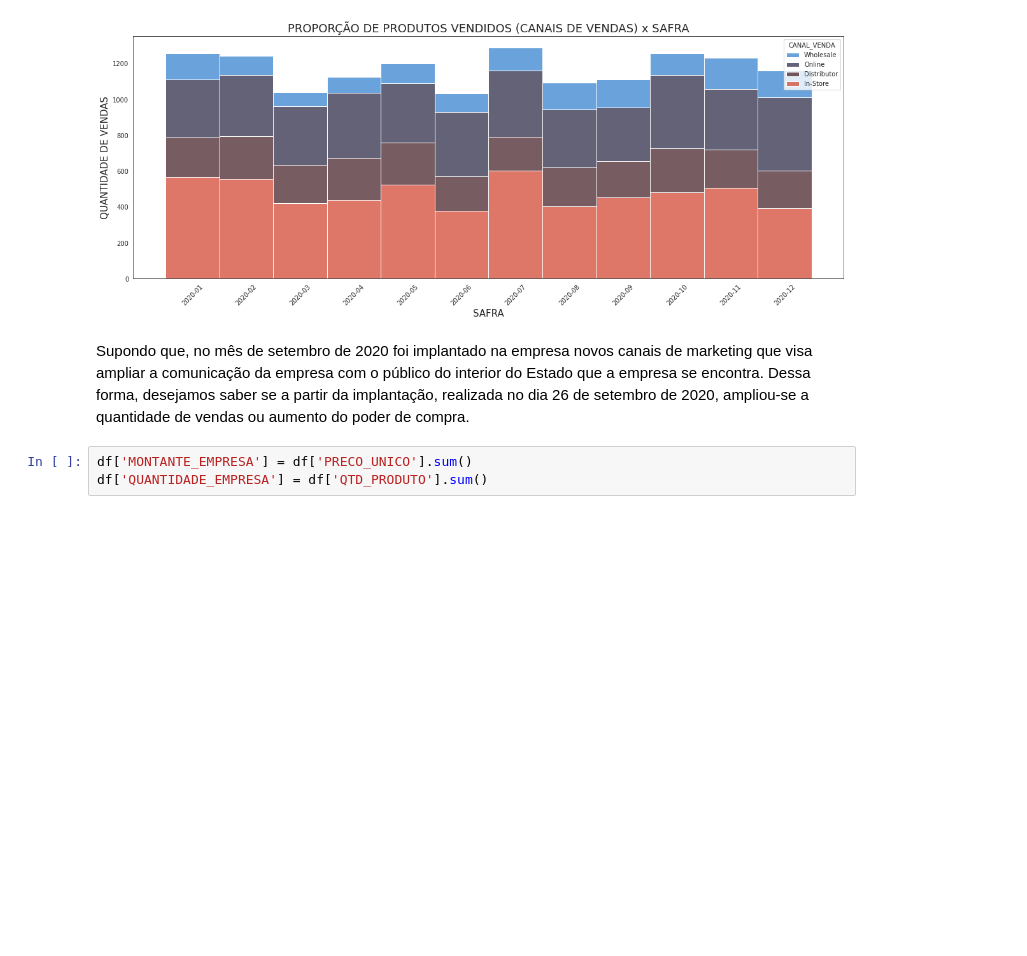
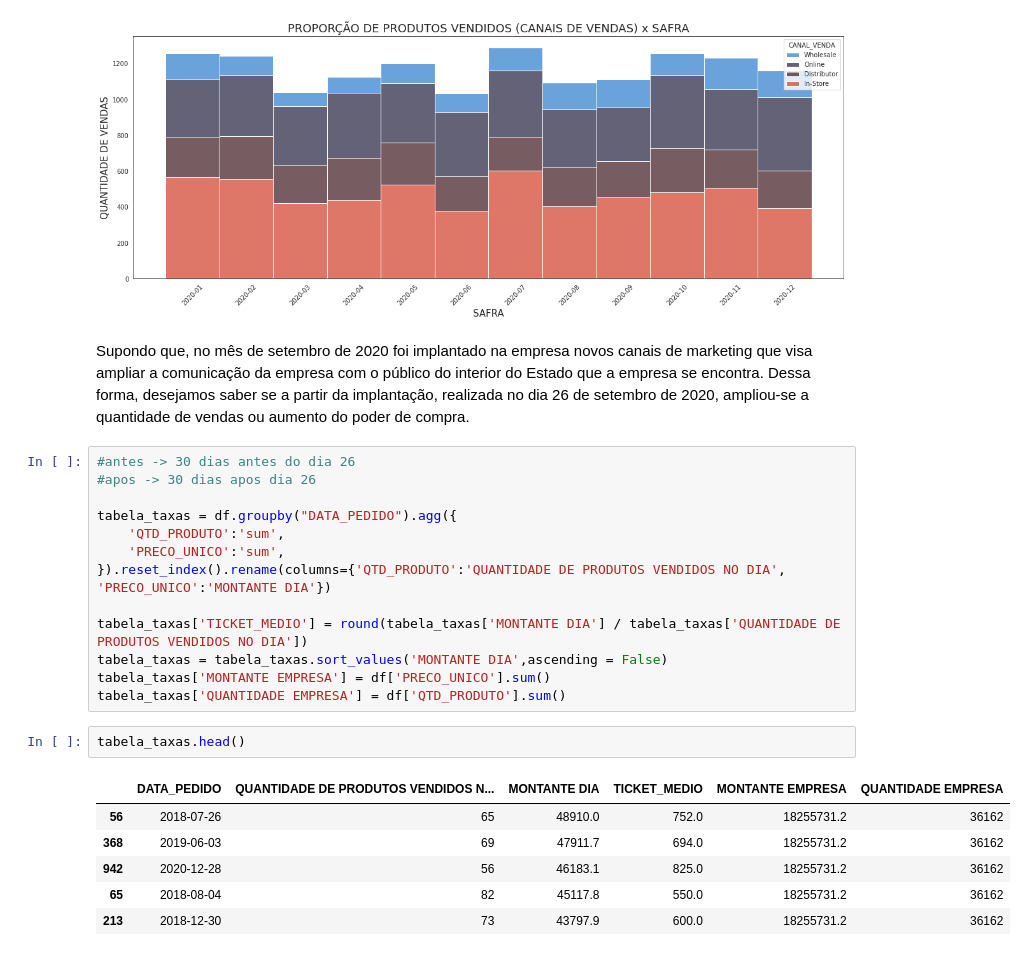
Before and after one commit to wander-asb/Vendas-varejo, a Jupyter notebook: Sales.ipynb, the cells around one changed output. Saved outputs shown, nothing was run; the diff lists cells and outputs as text; blank space fills up the shorter version.

```diff
--- a/Sales.ipynb
+++ b/Sales.ipynb
@@ -184,6 +185,25 @@ plt.show();
 [figure]
 # %% [markdown]
 Supondo que, no mês de setembro de 2020 foi implantado na empresa novos canais de marketing que visa ampliar a comunicação da empresa com o público do interior do Estado que a empresa se encontra. Dessa forma, desejamos saber se a partir da implantação, realizada no dia 26 de setembro de 2020, ampliou-se a quantidade de vendas ou aumento do poder de compra.
-# %%
-df['MONTANTE_EMPRESA'] = df['PRECO_UNICO'].sum()
-df['QUANTIDADE_EMPRESA'] = df['QTD_PRODUTO'].sum()
+# %%
+#antes -> 30 dias antes do dia 26
+#apos -> 30 dias apos dia 26
+
+tabela_taxas = df.groupby("DATA_PEDIDO").agg({
+    'QTD_PRODUTO':'sum',
+    'PRECO_UNICO':'sum',
+}).reset_index().rename(columns={'QTD_PRODUTO':'QUANTIDADE DE PRODUTOS VENDIDOS NO DIA', 'PRECO_UNICO':'MONTANTE DIA'})
+
+tabela_taxas['TICKET_MEDIO'] = round(tabela_taxas['MONTANTE DIA'] / tabela_taxas['QUANTIDADE DE PRODUTOS VENDIDOS NO DIA'])
+tabela_taxas = tabela_taxas.sort_values('MONTANTE DIA',ascending = False)
+tabela_taxas['MONTANTE EMPRESA'] = df['PRECO_UNICO'].sum()
+tabela_taxas['QUANTIDADE EMPRESA'] = df['QTD_PRODUTO'].sum()
+# %%
+tabela_taxas.head()
+# %% [output]
+|  | DATA_PEDIDO | QUANTIDADE DE PRODUTOS VENDIDOS N... | MONTANTE DIA | TICKET_MEDIO | MONTANTE EMPRESA | QUANTIDADE EMPRESA |
+| 56 | 2018-07-26 | 65 | 48910.0 | 752.0 | 18255731.2 | 36162 |
+| 368 | 2019-06-03 | 69 | 47911.7 | 694.0 | 18255731.2 | 36162 |
+| 942 | 2020-12-28 | 56 | 46183.1 | 825.0 | 18255731.2 | 36162 |
+| 65 | 2018-08-04 | 82 | 45117.8 | 550.0 | 18255731.2 | 36162 |
+| 213 | 2018-12-30 | 73 | 43797.9 | 600.0 | 18255731.2 | 36162 |
```
Also changed, not shown: parts of 2 cells of this notebook.
